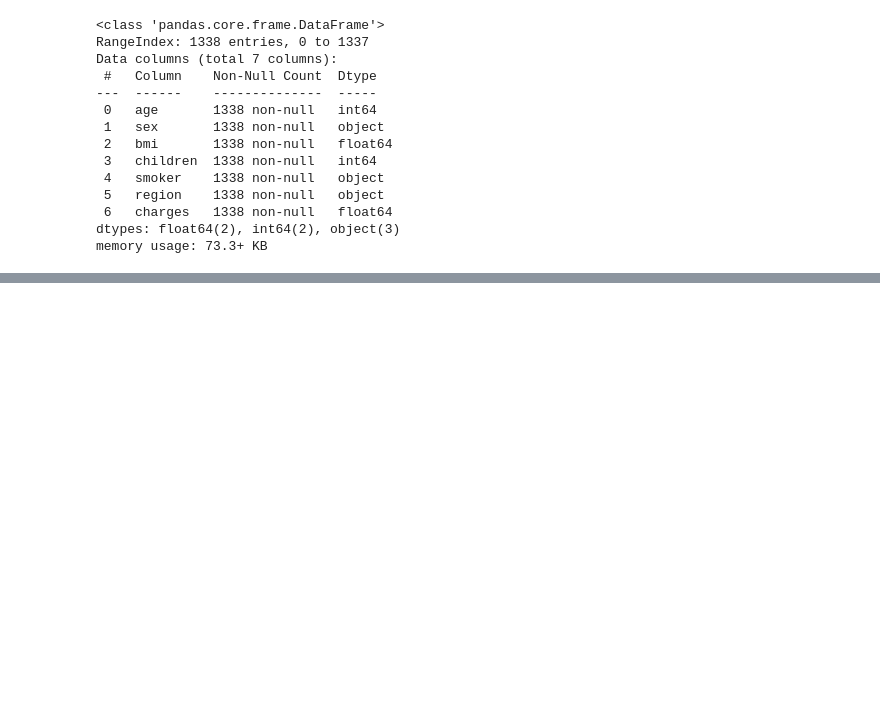
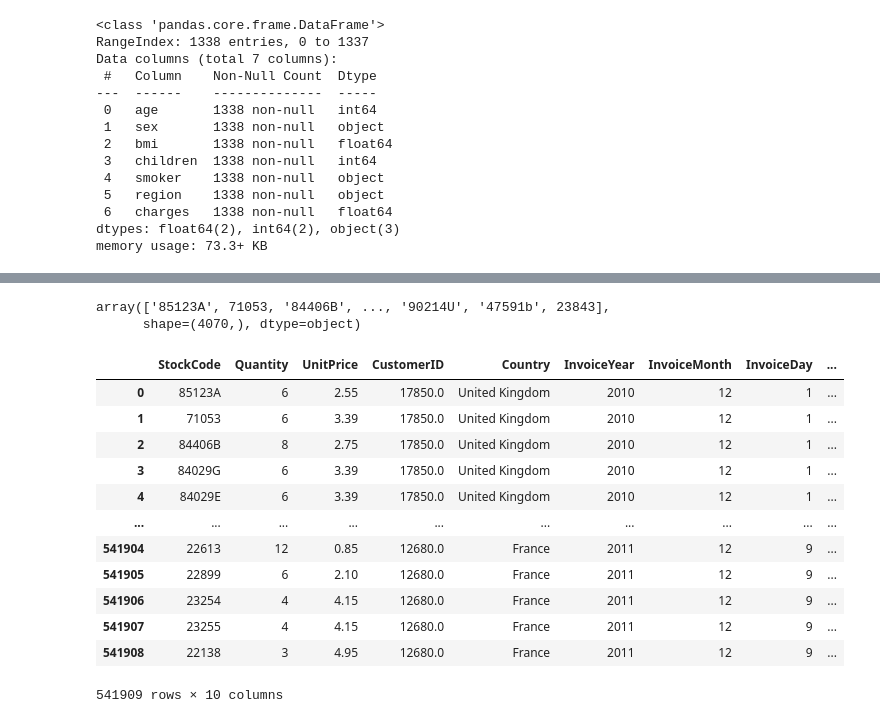
Before and after one commit to AliyarBhos/Works-done-in-Div-Academy, a Jupyter notebook: Projects/Building_Pipeline.ipynb, the cells around one changed output, grey strips where cells are left out. Cells and saved outputs as stored; diff of their text form; code cells hidden in the pictures; blank space fills up the shorter version.

```diff
--- a/Projects/Building_Pipeline.ipynb
+++ b/Projects/Building_Pipeline.ipynb
@@ -67,3 +67,5 @@ processing = ColumnTransformer([
 ])
 
 X_processed = processing.fit_transform(X)
+# %%
+df1 = pd.read_excel(r'C:\Users\konta\Documents\DIV_Academy\Module2(From_29_nov)\data\Online Retail.xlsx')
@@ -69,0 +150,21 @@ X_processed = processing.fit_transform(X)
+# %%
+df1['StockCode'].unique()
+# %% [output]
+array(['85123A', 71053, '84406B', ..., '90214U', '47591b', 23843],
+      shape=(4070,), dtype=object)
+# %%
+df1
+# %% [output]
+|  | StockCode | Quantity | UnitPrice | CustomerID | Country | InvoiceYear | InvoiceMonth | InvoiceDay | ... |
+| 0 | 85123A | 6 | 2.55 | 17850.0 | United Kingdom | 2010 | 12 | 1 | ... |
+| 1 | 71053 | 6 | 3.39 | 17850.0 | United Kingdom | 2010 | 12 | 1 | ... |
+| 2 | 84406B | 8 | 2.75 | 17850.0 | United Kingdom | 2010 | 12 | 1 | ... |
+| 3 | 84029G | 6 | 3.39 | 17850.0 | United Kingdom | 2010 | 12 | 1 | ... |
+| 4 | 84029E | 6 | 3.39 | 17850.0 | United Kingdom | 2010 | 12 | 1 | ... |
+| ... | ... | ... | ... | ... | ... | ... | ... | ... | ... |
+| 541904 | 22613 | 12 | 0.85 | 12680.0 | France | 2011 | 12 | 9 | ... |
+| 541905 | 22899 | 6 | 2.10 | 12680.0 | France | 2011 | 12 | 9 | ... |
+| 541906 | 23254 | 4 | 4.15 | 12680.0 | France | 2011 | 12 | 9 | ... |
+| 541907 | 23255 | 4 | 4.15 | 12680.0 | France | 2011 | 12 | 9 | ... |
+| 541908 | 22138 | 3 | 4.95 | 12680.0 | France | 2011 | 12 | 9 | ... |
+541909 rows × 10 columns
```
Also changed, not shown: parts of 4 cells of this notebook, 1 other file.
